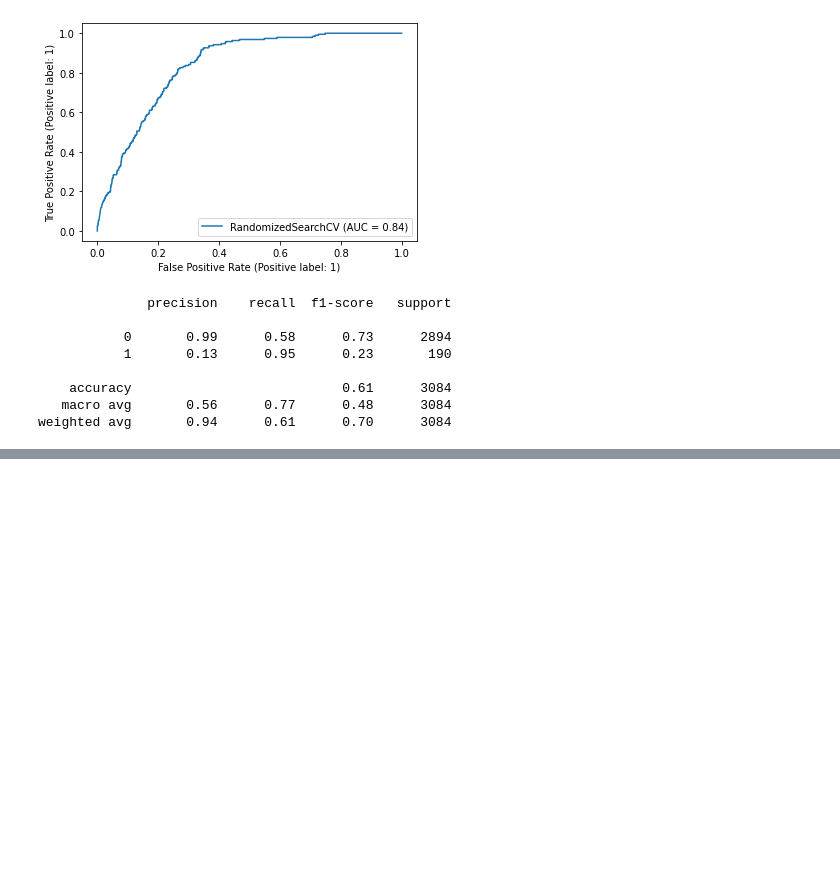
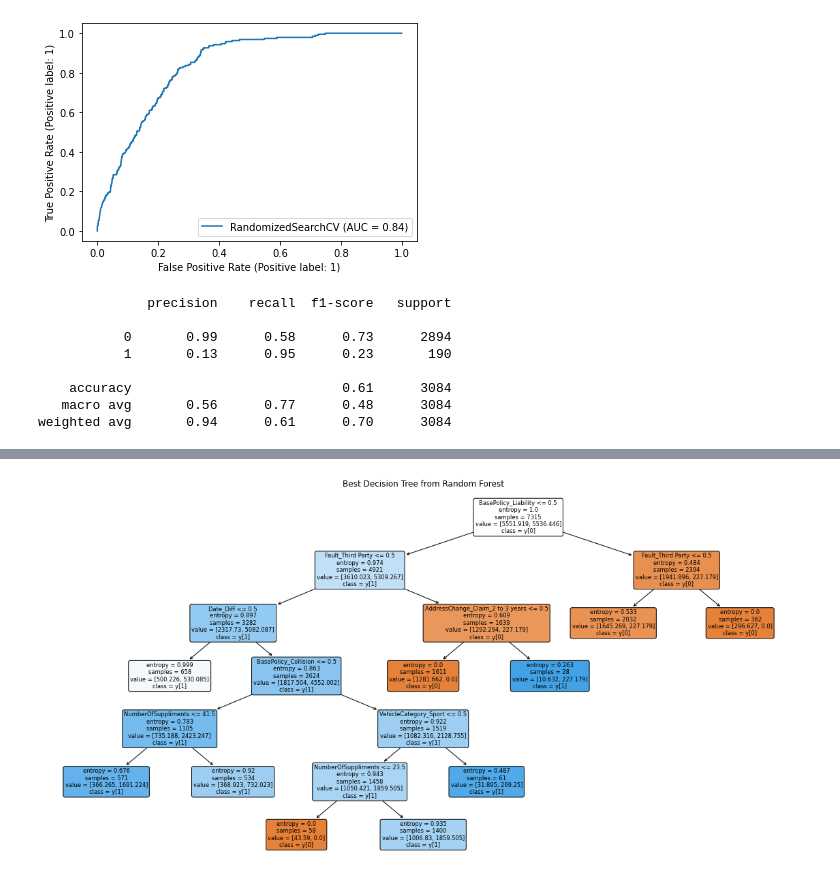
Before and after one commit to yeyi-alice/Vehicle-Insurance-Fraud-Detection, a Jupyter notebook: RandomForest.ipynb, the cells around one changed output, grey strips where cells are left out. Drawn from its saved outputs; the diff is of its cells as text; code cells hidden in the pictures; blank space fills up the shorter version.

```diff
--- a/RandomForest.ipynb
+++ b/RandomForest.ipynb
@@ -500,0 +501,12 @@ plt.show()
+# %%
+from sklearn.tree import plot_tree
+
+# Assuming best_rf_model is a RandomForestClassifier
+best_tree_index = np.argmax(best_rf_model.feature_importances_)  # Index of the tree with the highest importance
+
+plt.figure(figsize=(20, 10))  # Adjust the figure size as needed
+plot_tree(best_rf_model.estimators_[best_tree_index], feature_names=feature_names, filled=True, rounded=True, class_names=True)
+plt.title(f'Best Decision Tree from Random Forest')
+plt.show()
+# %% [output]
+[figure, added]
```
Also changed, not shown: parts of 1 cell of this notebook.
